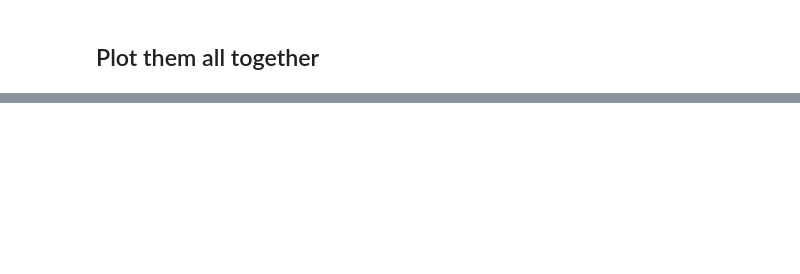
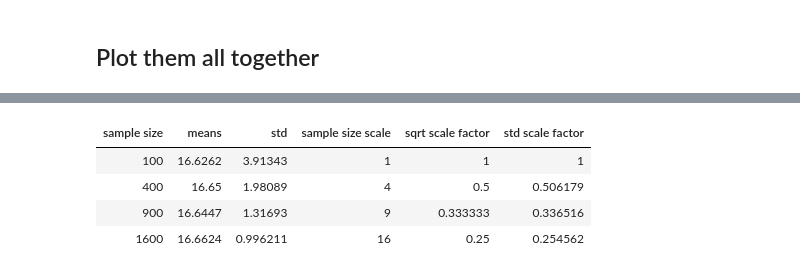
Before and after one commit to ucsb-ds/cmpsc5b-s23-students, a Jupyter notebook: lec-notebooks/lec07_normal_distribution.ipynb, the cells around one changed output, grey strips where cells are left out. Drawn from its saved outputs; the diff is of its cells as text; code cells hidden in the pictures; blank space fills up the shorter version.

```diff
--- a/lec-notebooks/lec07_normal_distribution.ipynb
+++ b/lec-notebooks/lec07_normal_distribution.ipynb
@@ -197,5 +292,11 @@ summary.plot('sample size', 'std', marker='x')
 # %%
 sample_size_scales = make_array(1, 4, 9, 16)
 summary.with_columns('sample size scale', sample_size_scales,
-                     'sqrt scale factor', 1/np.sqrt(factors),
+                     'sqrt scale factor', 1/np.sqrt(sample_size_scales),
                      'std scale factor', stds / stds[0])
+# %% [output]
+| sample size | means | std | sample size scale | sqrt scale factor | std scale factor |
+| 100 | 16.6262 | 3.91343 | 1 | 1 | 1 |
+| 400 | 16.65 | 1.98089 | 4 | 0.5 | 0.506179 |
+| 900 | 16.6447 | 1.31693 | 9 | 0.333333 | 0.336516 |
+| 1600 | 16.6624 | 0.996211 | 16 | 0.25 | 0.254562 |
```
Also changed, not shown: parts of 23 cells of this notebook, 1 other file.
